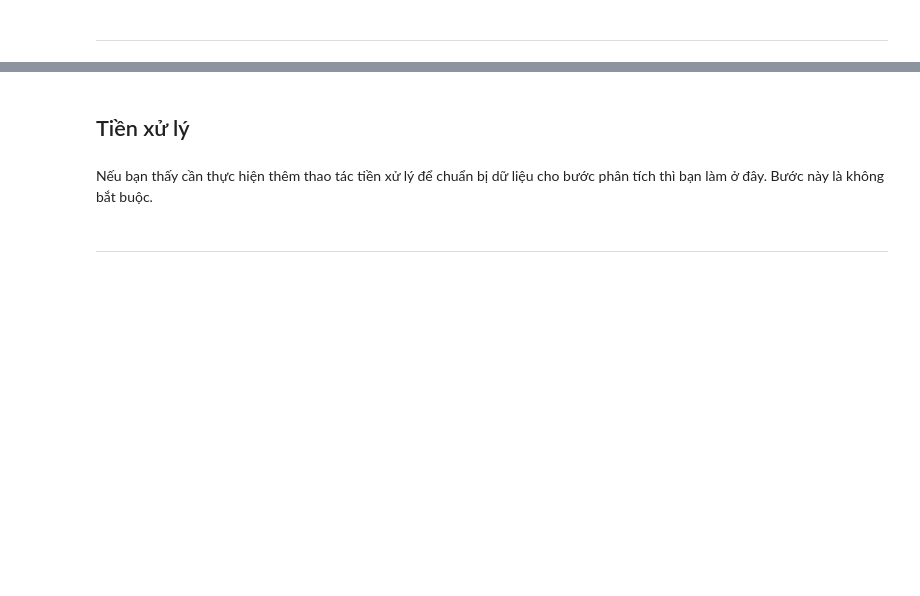
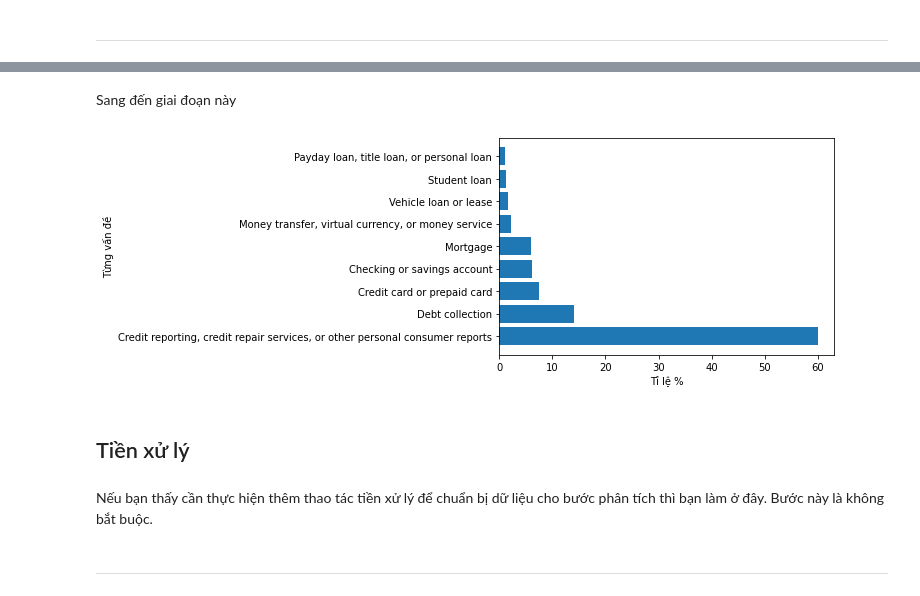
Before and after one commit to RaitoRyuWorker/Programing-for-Data-Science-Final-Project, a Jupyter notebook: DoAnCuoiKy.ipynb, the cells around one changed output, grey strips where cells are left out. Saved outputs shown, nothing was run; the diff lists cells and outputs as text; code cells hidden in the pictures; blank space fills up the shorter version.

```diff
--- a/DoAnCuoiKy.ipynb
+++ b/DoAnCuoiKy.ipynb
@@ -220,3 +250,12 @@ Một platform được xem là được yêu thích nếu một người đã d
+# %% [markdown]
+Sang đến giai đoạn này
+# %%
+plt.barh(df_lap_3.index, df_lap_3.values)
+plt.xlabel('Tỉ lệ %')
+plt.ylabel('Từng vấn đề')
+plt.show()
+# %% [output]
+[figure, added]
 # %% [markdown]
 ## Tiền xử lý
 # %% [markdown]
```
Also changed, not shown: parts of 12 cells of this notebook.
